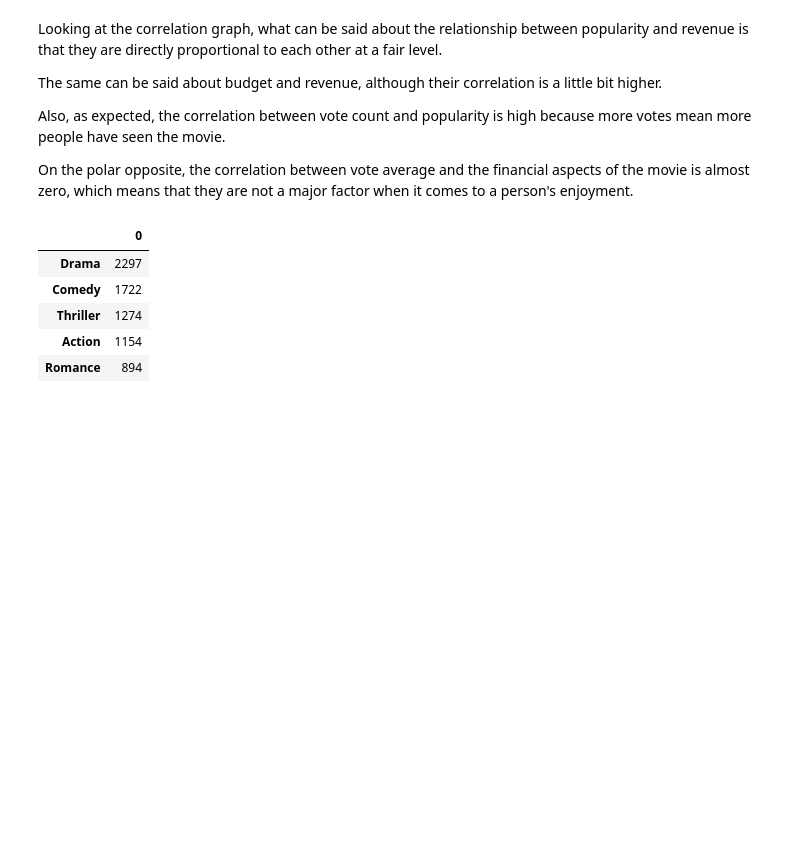
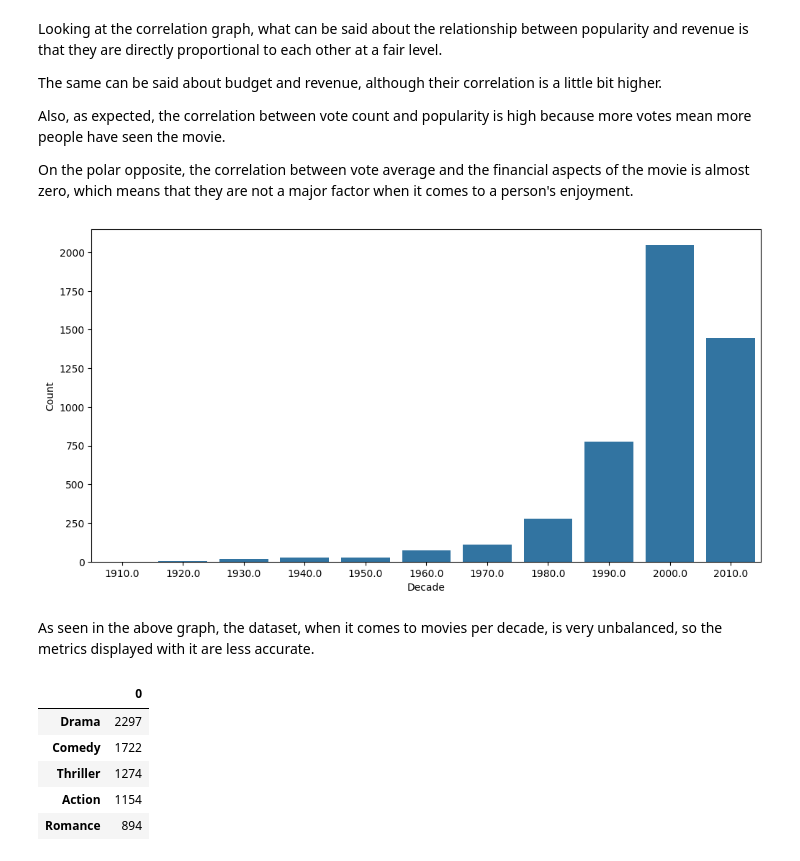
Before and after one commit to RafaelMBoeira/Data-Analysis-Studies, a Jupyter notebook: Python/Exercises/TMDB Movie Ratings/TMDB_Movie_Ratings_EDA_Practice.ipynb, the cells around one changed output. Drawn from its saved outputs; the diff is of its cells as text; code cells hidden in the pictures; blank space fills up the shorter version.

Commit message:
TMDB Practice: new plots

```diff
--- a/Python/Exercises/TMDB Movie Ratings/TMDB_Movie_Ratings_EDA_Practice.ipynb
+++ b/Python/Exercises/TMDB Movie Ratings/TMDB_Movie_Ratings_EDA_Practice.ipynb
@@ -186,6 +186,16 @@ The same can be said about budget and revenue, although their correlation is a l
 Also, as expected, the correlation between vote count and popularity is high because more votes mean more people have seen the movie.
 
 On the polar opposite, the correlation between vote average and the financial aspects of the movie is almost zero, which means that they are not a major factor when it comes to a person's enjoyment.
+# %%
+plt.figure(figsize=(12,6))
+sns.countplot(data=df, x='decade')
+plt.xlabel('Decade')
+plt.ylabel('Count')
+plt.show()
+# %% [output]
+[figure, added]
+# %% [markdown]
+As seen in the above graph, the dataset, when it comes to movies per decade, is very unbalanced, so the metrics displayed with it are less accurate.
 # %%
 # Most produced genres
 
```
Also changed, not shown: parts of 3 cells of this notebook.
